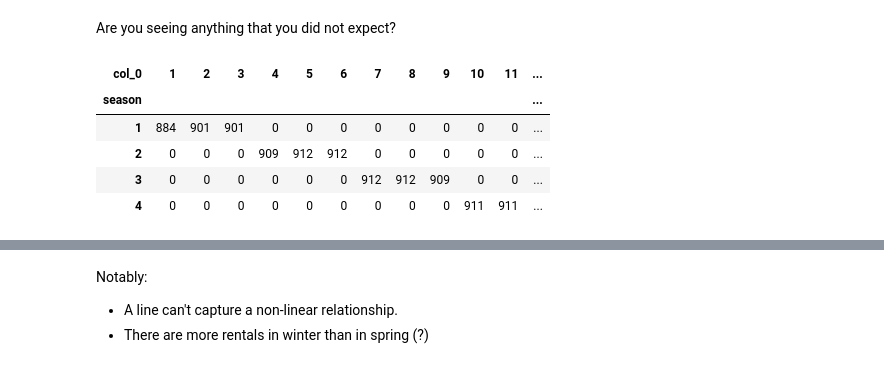
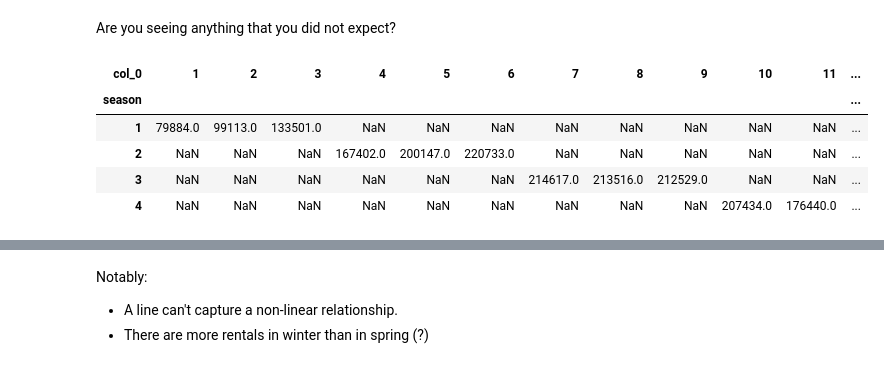
Before and after one commit to ccrawford1983/LinearRegression, a Jupyter notebook: linear_regression.ipynb, the cells around one changed output, grey strips where cells are left out. Cells and saved outputs as stored; diff of their text form; code cells hidden in the pictures.

```diff
--- a/linear_regression.ipynb
+++ b/linear_regression.ipynb
@@ -249,14 +265,14 @@ for index, feature in enumerate(feature_cols):
 Are you seeing anything that you did not expect?
 # %%
 # cross-tabulation of season and month
-pd.crosstab(bikes.season, bikes.index.month)
+pd.crosstab(bikes.season, bikes.index.month, values=bikes.total, aggfunc=np.sum)
 # %% [output]
 | col_0 | 1 | 2 | 3 | 4 | 5 | 6 | 7 | 8 | 9 | 10 | 11 | ... |
 | season |  |  |  |  |  |  |  |  |  |  |  | ... |
-| 1 | 884 | 901 | 901 | 0 | 0 | 0 | 0 | 0 | 0 | 0 | 0 | ... |
-| 2 | 0 | 0 | 0 | 909 | 912 | 912 | 0 | 0 | 0 | 0 | 0 | ... |
-| 3 | 0 | 0 | 0 | 0 | 0 | 0 | 912 | 912 | 909 | 0 | 0 | ... |
-| 4 | 0 | 0 | 0 | 0 | 0 | 0 | 0 | 0 | 0 | 911 | 911 | ... |
+| 1 | 79884.0 | 99113.0 | 133501.0 | NaN | NaN | NaN | NaN | NaN | NaN | NaN | NaN | ... |
+| 2 | NaN | NaN | NaN | 167402.0 | 200147.0 | 220733.0 | NaN | NaN | NaN | NaN | NaN | ... |
+| 3 | NaN | NaN | NaN | NaN | NaN | NaN | 214617.0 | 213516.0 | 212529.0 | NaN | NaN | ... |
+| 4 | NaN | NaN | NaN | NaN | NaN | NaN | NaN | NaN | NaN | 207434.0 | 176440.0 | ... |
 # %%
 # box plot of rentals, grouped by season
 bikes.boxplot(column='total', by='season');
```
Also changed, not shown: parts of 11 cells of this notebook.
